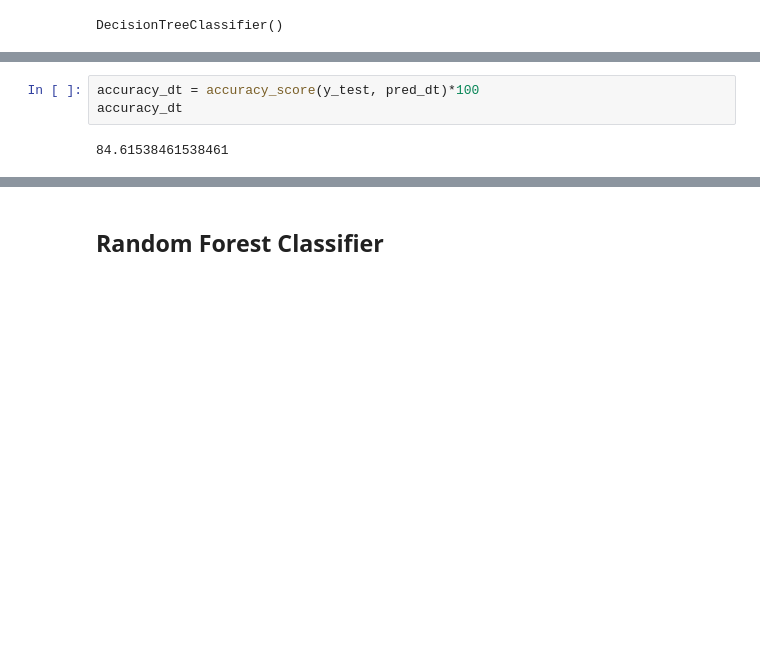
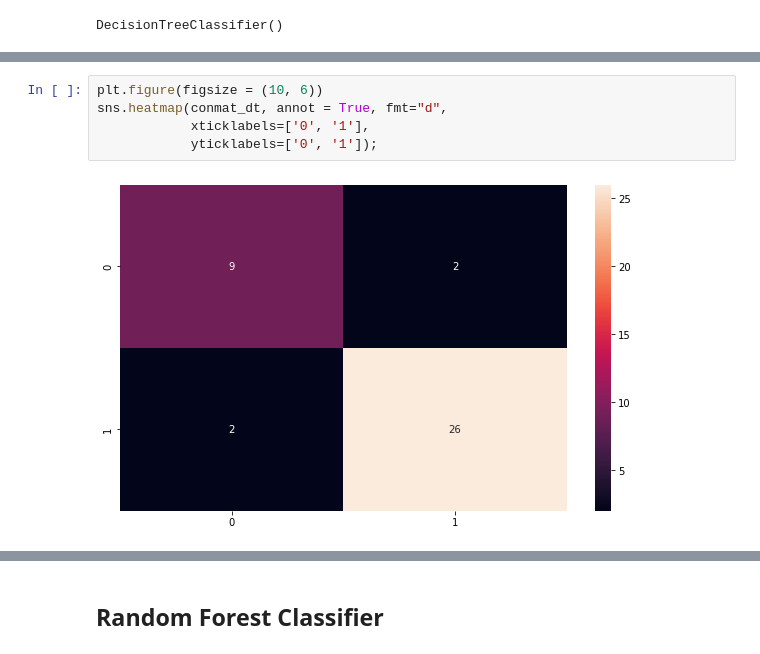
Before and after one commit to akshaybk1995/Parkinson-s-Disease-Classification, a Jupyter notebook: parkinsons disease Classification-gh_2.ipynb, the cells around one changed output, grey strips where cells are left out. Saved outputs shown, nothing was run; the diff lists cells and outputs as text; blank space fills up the shorter version.

```diff
--- a/parkinsons disease Classification-gh_2.ipynb
+++ b/parkinsons disease Classification-gh_2.ipynb
@@ -211,5 +242,7 @@ array([[ 9,  6],
-# %%
-accuracy_dt = accuracy_score(y_test, pred_dt)*100
-accuracy_dt
-# %% [output]
-84.61538461538461
+# %%
+plt.figure(figsize = (10, 6))
+sns.heatmap(conmat_dt, annot = True, fmt="d",
+            xticklabels=['0', '1'],
+            yticklabels=['0', '1']);
+# %% [output]
+[figure, added]
```
Also changed, not shown: parts of 31 cells of this notebook.
